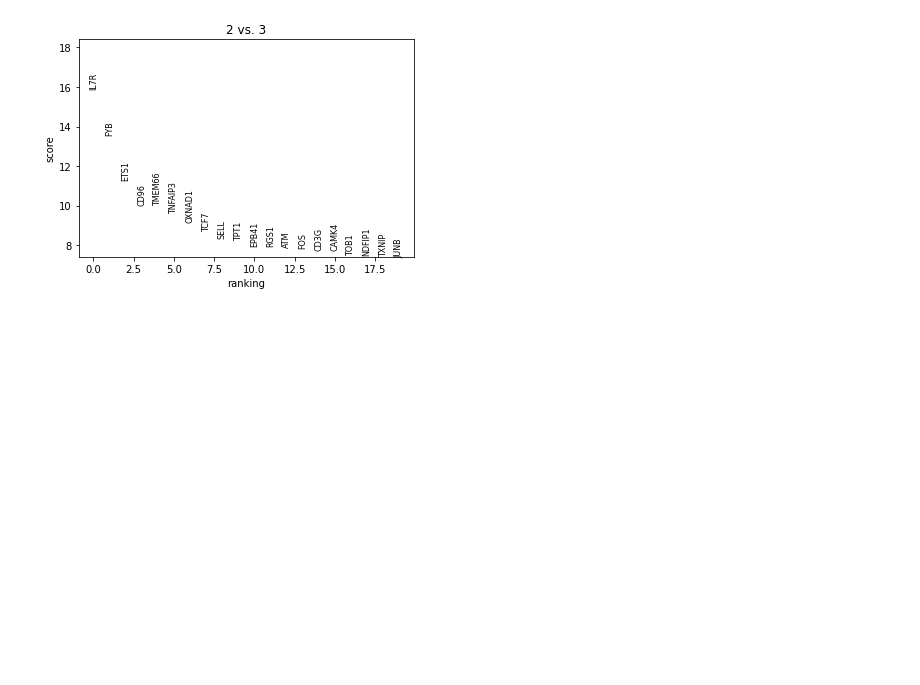
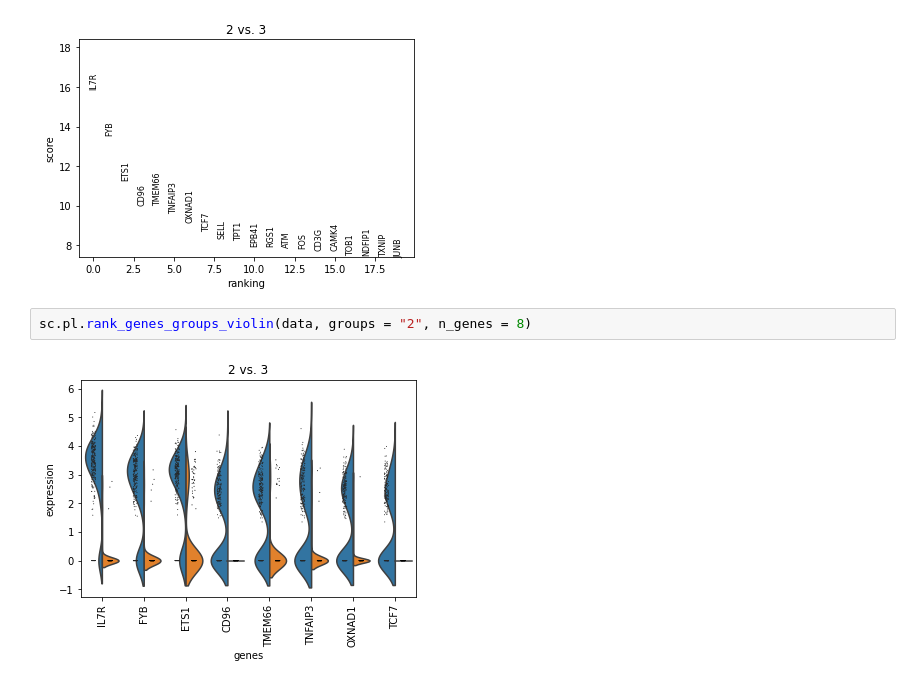
Before and after one commit to eh329/Kaggle, a Jupyter notebook: scRNAseq-eh329-Stoeckius_et_al_2017.ipynb, the cells around one changed output. Cells and saved outputs as stored; diff of their text form; blank space fills up the shorter version.

```diff
--- a/scRNAseq-eh329-Stoeckius_et_al_2017.ipynb
+++ b/scRNAseq-eh329-Stoeckius_et_al_2017.ipynb
@@ -373,3 +373,7 @@ sc.tl.rank_genes_groups(data, "leiden", groups = ["2"],
 sc.pl.rank_genes_groups(data, groups = ["2"], n_genes = 20)
 # %% [output]
 [figure]
+# %%
+sc.pl.rank_genes_groups_violin(data, groups = "2", n_genes = 8)
+# %% [output]
+[figure, added]
```
Also changed, not shown: parts of 8 cells of this notebook.
